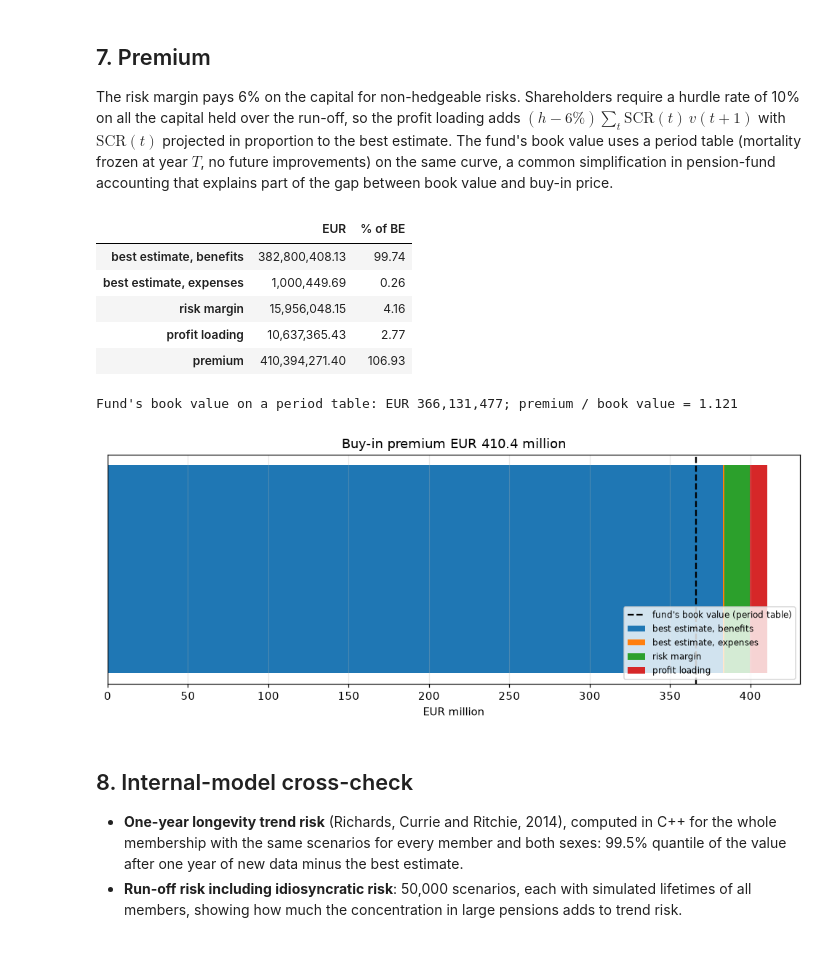
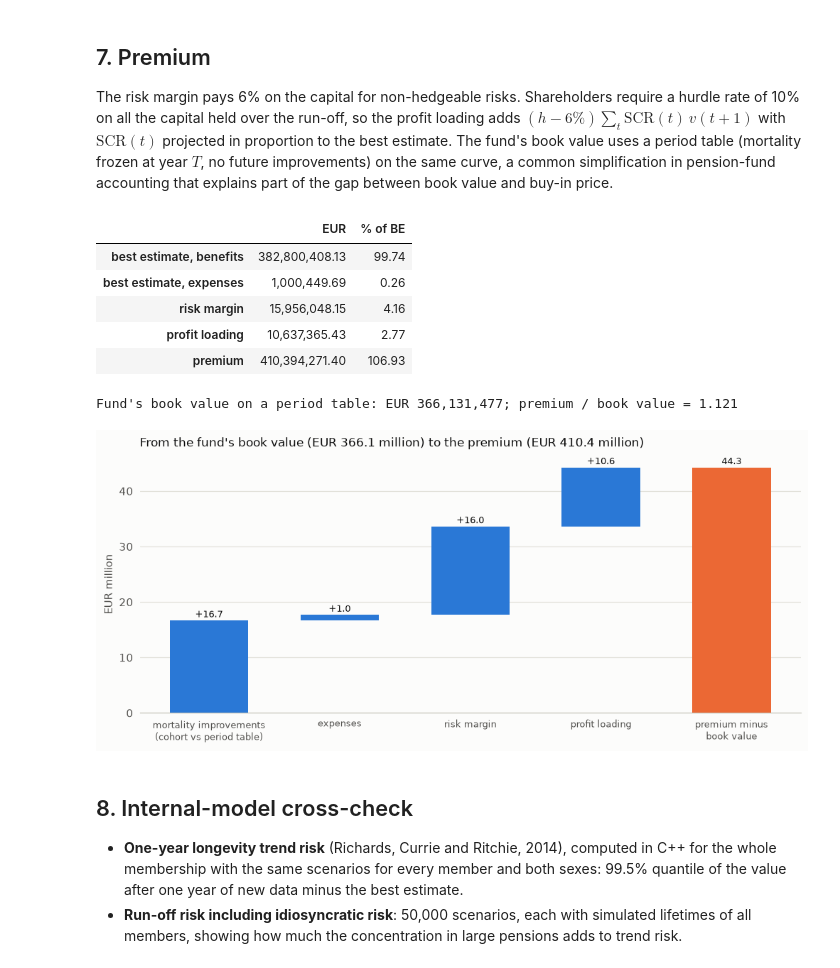
Before and after one commit to paolo993788/Actuarial-mathematics, a Jupyter notebook: notebooks/case_studies/pension_buy_in_pricing.ipynb, the cells around one changed output. Drawn from its saved outputs; the diff is of its cells as text; code cells hidden in the pictures.

```diff
--- a/notebooks/case_studies/pension_buy_in_pricing.ipynb
+++ b/notebooks/case_studies/pension_buy_in_pricing.ipynb
@@ -54,7 +54,8 @@ OUTPUT_DIR = ROOT / "outputs" / "buy_in_pricing"
 OUTPUT_DIR.mkdir(parents=True, exist_ok=True)
 
 pd.set_option("display.float_format", lambda x: f"{x:,.2f}")
-plt.rcParams.update({"figure.dpi": 110, "axes.grid": True, "grid.alpha": 0.3})
+from longevity_risk.figstyle import MUTED, NEGATIVE, SERIES, notebook_style, ordinal_colors
+notebook_style()   # validated palette, recessive grid, constrained layout (see figstyle.py)
 print(f"longevity_risk {longevity_risk.__version__} | data mode: {DATA_MODE} | threads: {os.cpu_count()}")
 # %% [output]
 longevity_risk 0.1.0 | data mode: official | threads: 4
@@ -70,15 +71,14 @@ top = members["pension"].sort_values(ascending=False)
 print(f"Total annual pensions EUR {members['pension'].sum():,.0f}; the largest 5% of pensions are "
       f"{top.iloc[: len(top) // 20].sum() / top.sum():.0%} of the total (concentration)")
 fig, axes = plt.subplots(1, 2, figsize=(12, 3.8))
-for sex, color in (("M", "C0"), ("F", "C3")):
+pension_bins = np.linspace(0, members["pension"].max() / 1e3, 61)
+for sex, color, label in (("M", SERIES[0], "men"), ("F", SERIES[1], "women")):
     sub = members[members["sex"] == sex]
-    axes[0].hist(sub["age"], bins=range(60, 97), alpha=0.6, color=color, label=sex)
-    axes[1].hist(sub["pension"] / 1e3, bins=60, alpha=0.6, color=color, label=sex)
-axes[0].set(title="Age distribution", xlabel="age")
-axes[1].set(title="Annual pension", xlabel="EUR thousand")
-for ax in axes:
-    ax.legend()
-fig.tight_layout()
+    axes[0].hist(sub["age"], bins=range(60, 97), histtype="step", lw=1.6, color=color, label=label)
+    axes[1].hist(sub["pension"] / 1e3, bins=pension_bins, histtype="step", lw=1.6, color=color, label=label)
+axes[0].set(title="Age distribution", xlabel="age", ylabel="members")
+axes[1].set(title="Annual pension", xlabel="EUR thousand", ylabel="members")
+axes[1].legend(loc="upper right")
 fig.savefig(OUTPUT_DIR / "membership.png", dpi=150)
 # %% [output]
 Source: synthetic pension fund membership (seed 11), not real data
@@ -228,39 +229,49 @@ simplification in pension-fund accounting that explains part of the gap between
 # %%
 capital_annuity = solvency.risk_margin(scr_total, runoff, discount, coc=1.0)   # sum_t SCR(t) v(t+1)
 profit_loading = (HURDLE_RATE - solvency.COST_OF_CAPITAL) * capital_annuity
 premium = tp + profit_loading
 
 period_models = {s: sim.ProjectionModel(m.age_min, m.ax, m.bx,
                                         lc.RandomWalkDrift(0.0, 0.0, 0.0, m.rw.k_last, m.rw.k_last, m.rw.first_year, m.rw.last_year))
                  for s, m in models.items()}
 book_value = float(portfolio.expected_cash_flows(period_models, members, HORIZON, INDEXATION)["total"] @ discount)
 
 waterfall = pd.Series({"best estimate, benefits": be_benefits, "best estimate, expenses": be_expenses, "risk margin": rm,
                        "profit loading": profit_loading})
 quote = pd.DataFrame({"EUR": waterfall, "% of BE": 100 * waterfall / best_estimate})
 quote.loc["premium"] = [premium, 100 * premium / best_estimate]
 display(quote)
 print(f"Fund's book value on a period table: EUR {book_value:,.0f}; premium / book value = {premium / book_value:.3f}")
 
-fig, ax = plt.subplots(figsize=(9, 3.8))
-left = 0.0
-for label, value in waterfall.items():
-    ax.barh(0, value / 1e6, left=left / 1e6, label=label)
-    left += value
-ax.axvline(book_value / 1e6, color="k", ls="--", label="fund's book value (period table)")
-ax.set(yticks=[], xlabel="EUR million", title=f"Buy-in premium EUR {premium / 1e6:,.1f} million")
-ax.legend(fontsize=8, loc="lower right")
-fig.tight_layout()
+# Bridge from the fund's book value to the premium: every step is small against the 380 million level, so the
+# chart shows the increments only (a bar axis must start at zero).
+bridge = pd.Series({"mortality improvements\n(cohort vs period table)": be_benefits - book_value,
+                    "expenses": be_expenses, "risk margin": rm, "profit loading": profit_loading})
+fig, ax = plt.subplots(figsize=(9, 4))
+level = 0.0
+for i, value in enumerate(bridge.to_numpy()):
+    ax.bar(i, value / 1e6, bottom=level / 1e6, width=0.6, color=SERIES[0])
+    ax.annotate(f"{value / 1e6:+,.1f}", (i, (level + max(value, 0.0)) / 1e6), xytext=(0, 3), textcoords="offset points",
+                ha="center", fontsize=8.5)
+    level += value
+ax.bar(len(bridge), level / 1e6, width=0.6, color=SERIES[1])
+ax.annotate(f"{level / 1e6:,.1f}", (len(bridge), max(level, 0.0) / 1e6), xytext=(0, 3), textcoords="offset points",
+            ha="center", fontsize=8.5)
+ax.axhline(0, color="k", lw=0.6)
+ax.set_xticks(range(len(bridge) + 1), [*bridge.index, "premium minus\nbook value"], fontsize=8.5)
+ax.grid(axis="x", visible=False)
+ax.set(ylabel="EUR million", title=f"From the fund's book value (EUR {book_value / 1e6:,.1f} million) "
+                                   f"to the premium (EUR {premium / 1e6:,.1f} million)")
 fig.savefig(OUTPUT_DIR / "premium_waterfall.png", dpi=150)
 # %% [output]
 |  | EUR | % of BE |
 | best estimate, benefits | 382,800,408.13 | 99.74 |
 | best estimate, expenses | 1,000,449.69 | 0.26 |
 | risk margin | 15,956,048.15 | 4.16 |
 | profit loading | 10,637,365.43 | 2.77 |
 | premium | 410,394,271.40 | 106.93 |
 Fund's book value on a period table: EUR 366,131,477; premium / book value = 1.121
-[figure, old version]
+[figure, new version]
 # %% [markdown]
 ## 8. Internal-model cross-check
 
```
Also changed, not shown: parts of 4 cells of this notebook, 4 other files.
